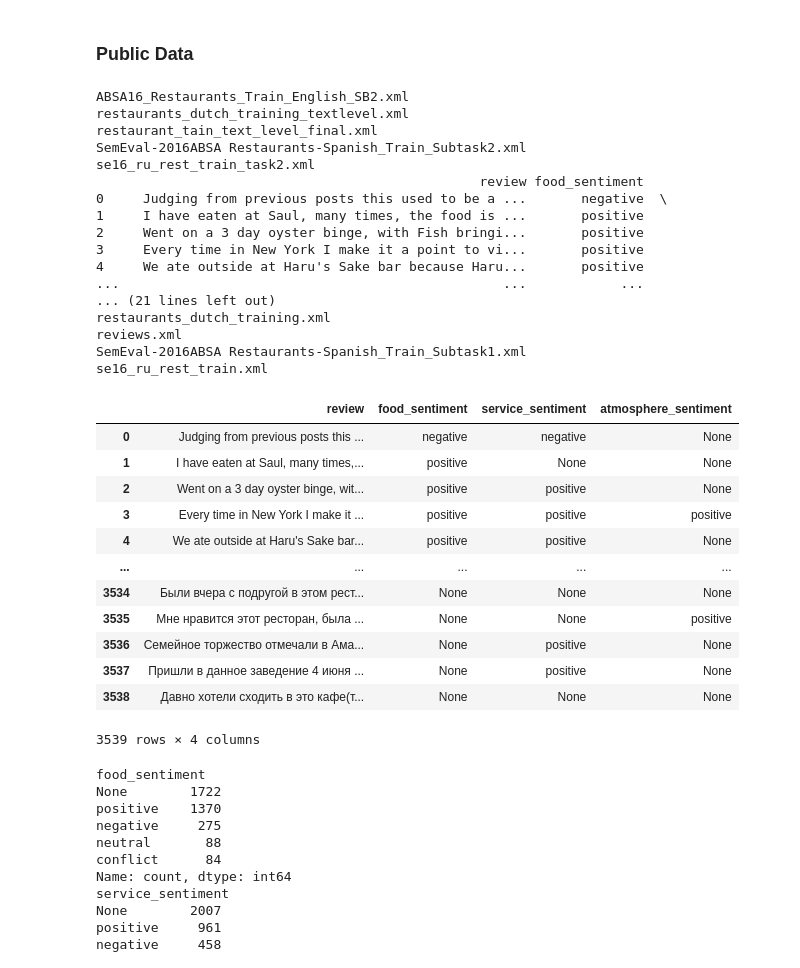
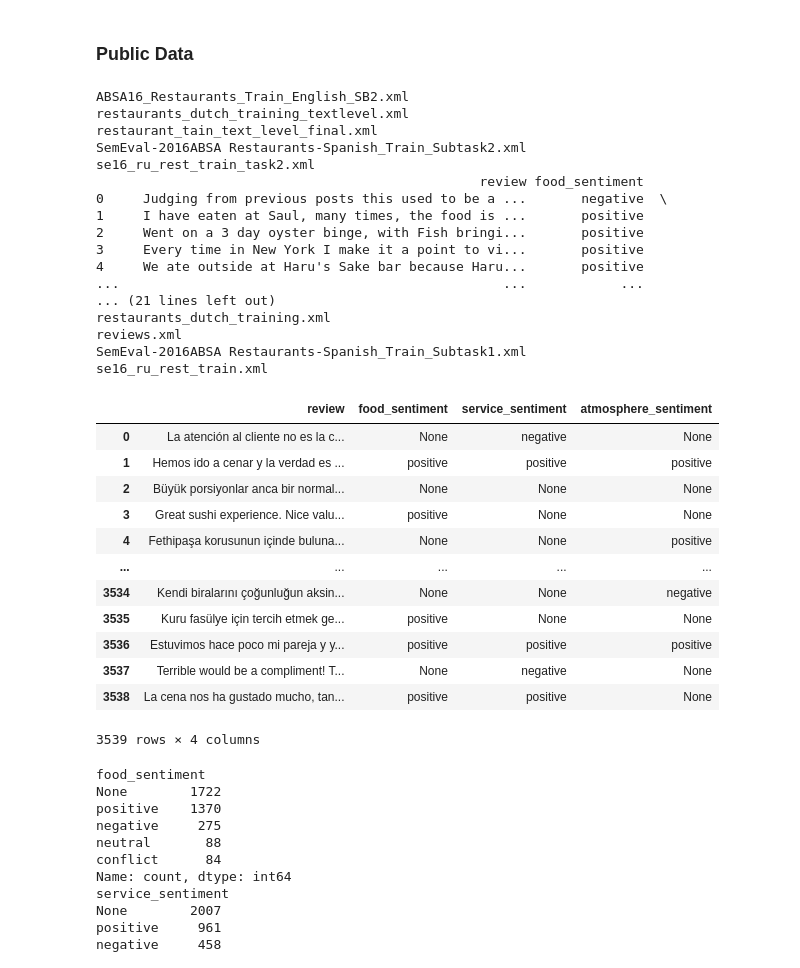
Before and after one commit to targetsm/google_reviews_sentiment, a Jupyter notebook: notebook.ipynb, the cells around one changed output. Cells and saved outputs as stored; diff of their text form; code cells hidden in the pictures.

```diff
--- a/notebook.ipynb
+++ b/notebook.ipynb
@@ -161,7 +170,6 @@ gold_df
 ### Public Data
 # %%
 import xmltodict
-
 
 semval_df = pd.DataFrame(columns=['review','food_sentiment','service_sentiment', 'atmosphere_sentiment'])
 
@@ -233,44 +241,47 @@ for file in ['ABSA16_Restaurants_Train_SB1_v2.xml', 'restaurants_dutch_training.
                             sent_atmosphere = opinion['@polarity']
                     else:
                         for opinion in sentence['Opinions']['Opinion']:
                             if 'FOOD#QUALITY' in opinion['@category']:
                                 sent_food = opinion['@polarity']
                             elif 'SERVICE#GENERAL' in opinion['@category']:
                                 sent_service = opinion['@polarity']
                             elif 'AMBIENCE#GENERAL' in opinion['@category']:
                                 sent_atmosphere = opinion['@polarity']
             semval_df.loc[len(semval_df)] = [sentence_concat, sent_food, sent_service, sent_atmosphere]
+
+# randomly shuffle data
+semval_df = semval_df.sample(frac=1, random_state=1).reset_index(drop=True)
 semval_df
 # %% [output]
 ABSA16_Restaurants_Train_English_SB2.xml
 restaurants_dutch_training_textlevel.xml
 restaurant_tain_text_level_final.xml
 SemEval-2016ABSA Restaurants-Spanish_Train_Subtask2.xml
 se16_ru_rest_train_task2.xml
                                                  review food_sentiment
 0     Judging from previous posts this used to be a ...       negative  \
 1     I have eaten at Saul, many times, the food is ...       positive
 2     Went on a 3 day oyster binge, with Fish bringi...       positive
 3     Every time in New York I make it a point to vi...       positive
 4     We ate outside at Haru's Sake bar because Haru...       positive
 ...                                                 ...            ...
 ... (21 lines left out)
 restaurants_dutch_training.xml
 reviews.xml
 SemEval-2016ABSA Restaurants-Spanish_Train_Subtask1.xml
 se16_ru_rest_train.xml
 |  | review | food_sentiment | service_sentiment | atmosphere_sentiment |
-| 0 | Judging from previous posts this ... | negative | negative | None |
-| 1 | I have eaten at Saul, many times,... | positive | None | None |
-| 2 | Went on a 3 day oyster binge, wit... | positive | positive | None |
-| 3 | Every time in New York I make it ... | positive | positive | positive |
-| 4 | We ate outside at Haru's Sake bar... | positive | positive | None |
+| 0 | La atención al cliente no es la c... | None | negative | None |
+| 1 | Hemos ido a cenar y la verdad es ... | positive | positive | positive |
+| 2 | Büyük porsiyonlar anca bir normal... | None | None | None |
+| 3 | Great sushi experience. Nice valu... | positive | None | None |
+| 4 | Fethipaşa korusunun içinde buluna... | None | None | positive |
 | ... | ... | ... | ... | ... |
-| 3534 | Были вчера с подругой в этом рест... | None | None | None |
-| 3535 | Мне нравится этот ресторан, была ... | None | None | positive |
-| 3536 | Семейное торжество отмечали в Ама... | None | positive | None |
-| 3537 | Пришли в данное заведение 4 июня ... | None | positive | None |
-| 3538 | Давно хотели сходить в это кафе(т... | None | None | None |
+| 3534 | Kendi biralarını çoğunluğun aksin... | None | None | negative |
+| 3535 | Kuru fasülye için tercih etmek ge... | positive | None | None |
+| 3536 | Estuvimos hace poco mi pareja y y... | positive | positive | positive |
+| 3537 | Terrible would be a compliment! T... | None | negative | None |
+| 3538 | La cena nos ha gustado mucho, tan... | positive | positive | None |
 3539 rows × 4 columns
 # %%
 print(semval_df['food_sentiment'].value_counts(dropna=False))
```
Also changed, not shown: parts of 30 cells of this notebook.
